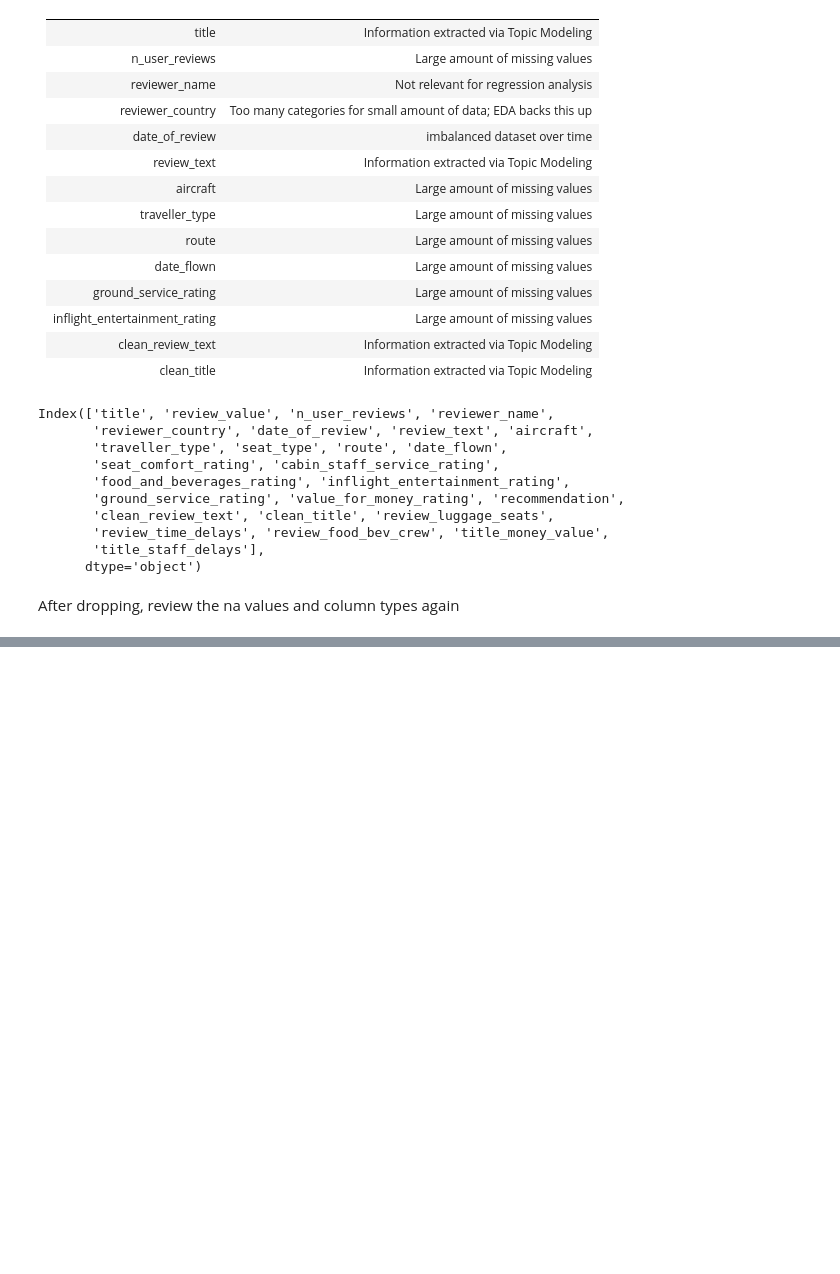
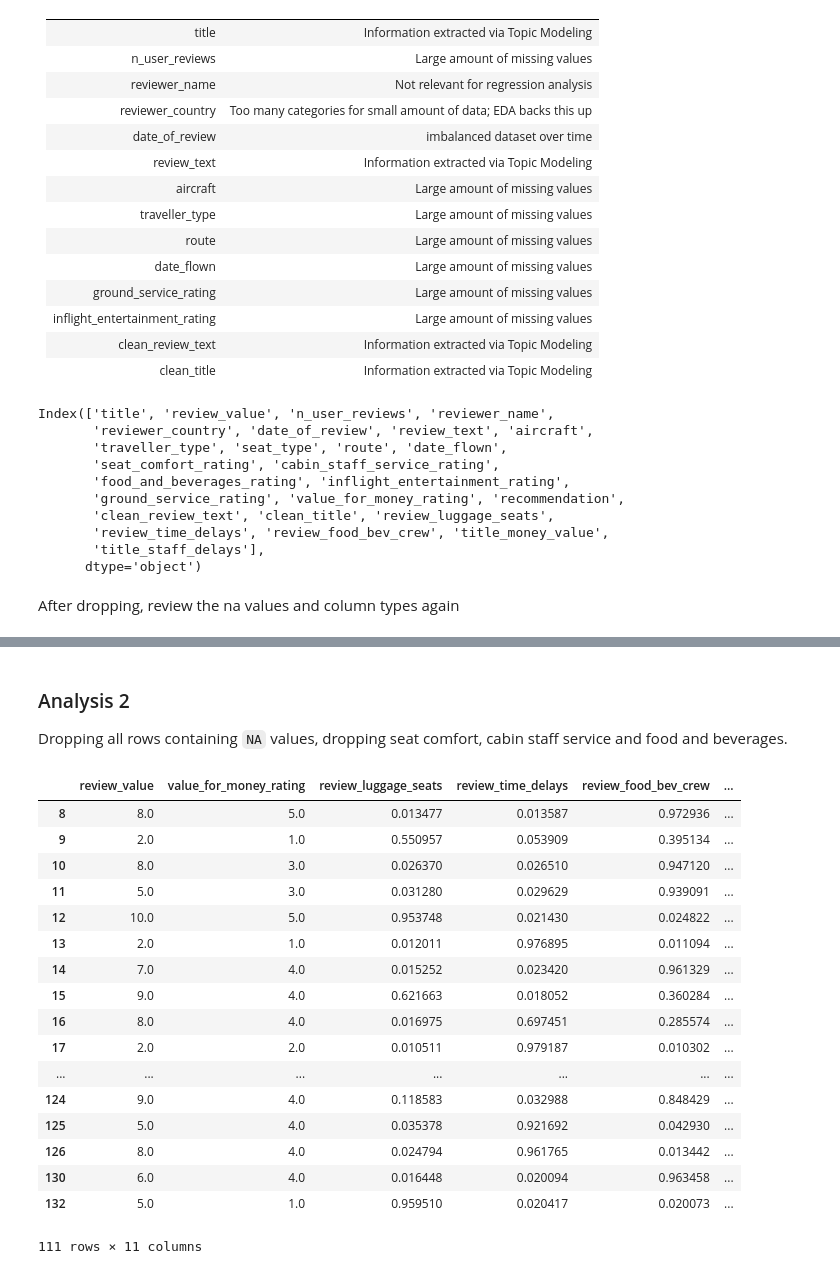
Before and after one commit to EvanYathon/airline_reviews, a Jupyter notebook: src/ipynbs/regression_analysis.ipynb, the cells around one changed output, grey strips where cells are left out. Drawn from its saved outputs; the diff is of its cells as text; code cells hidden in the pictures; blank space fills up the shorter version.

```diff
--- a/src/ipynbs/regression_analysis.ipynb
+++ b/src/ipynbs/regression_analysis.ipynb
@@ -243,0 +159,29 @@ lower than the specified index ({}) to drop.".format(var, cat_to_drop))
+# %% [markdown]
+### Analysis 2
+Dropping all rows containing `NA` values, dropping seat comfort, cabin staff service and food and beverages.
+# %%
+review_regr2 = reviews_regr.drop(
+    ["seat_comfort_rating", "cabin_staff_service_rating", "food_and_beverages_rating"], axis = 1).dropna()
+prep2 = PrepareForModel(review_regr2)
+review_regr_enc2 = prep2.make_dummy_df({"seat_type" : "Economy Class", "recommendation" : "no"})
+# %%
+review_regr_enc2
+# %% [output]
+|  | review_value | value_for_money_rating | review_luggage_seats | review_time_delays | review_food_bev_crew | ... |
+| 8 | 8.0 | 5.0 | 0.013477 | 0.013587 | 0.972936 | ... |
+| 9 | 2.0 | 1.0 | 0.550957 | 0.053909 | 0.395134 | ... |
+| 10 | 8.0 | 3.0 | 0.026370 | 0.026510 | 0.947120 | ... |
+| 11 | 5.0 | 3.0 | 0.031280 | 0.029629 | 0.939091 | ... |
+| 12 | 10.0 | 5.0 | 0.953748 | 0.021430 | 0.024822 | ... |
+| 13 | 2.0 | 1.0 | 0.012011 | 0.976895 | 0.011094 | ... |
+| 14 | 7.0 | 4.0 | 0.015252 | 0.023420 | 0.961329 | ... |
+| 15 | 9.0 | 4.0 | 0.621663 | 0.018052 | 0.360284 | ... |
+| 16 | 8.0 | 4.0 | 0.016975 | 0.697451 | 0.285574 | ... |
+| 17 | 2.0 | 2.0 | 0.010511 | 0.979187 | 0.010302 | ... |
+| ... | ... | ... | ... | ... | ... | ... |
+| 124 | 9.0 | 4.0 | 0.118583 | 0.032988 | 0.848429 | ... |
+| 125 | 5.0 | 4.0 | 0.035378 | 0.921692 | 0.042930 | ... |
+| 126 | 8.0 | 4.0 | 0.024794 | 0.961765 | 0.013442 | ... |
+| 130 | 6.0 | 4.0 | 0.016448 | 0.020094 | 0.963458 | ... |
+| 132 | 5.0 | 1.0 | 0.959510 | 0.020417 | 0.020073 | ... |
+111 rows × 11 columns
```
Also changed, not shown: parts of 13 cells of this notebook, 1 other file.
